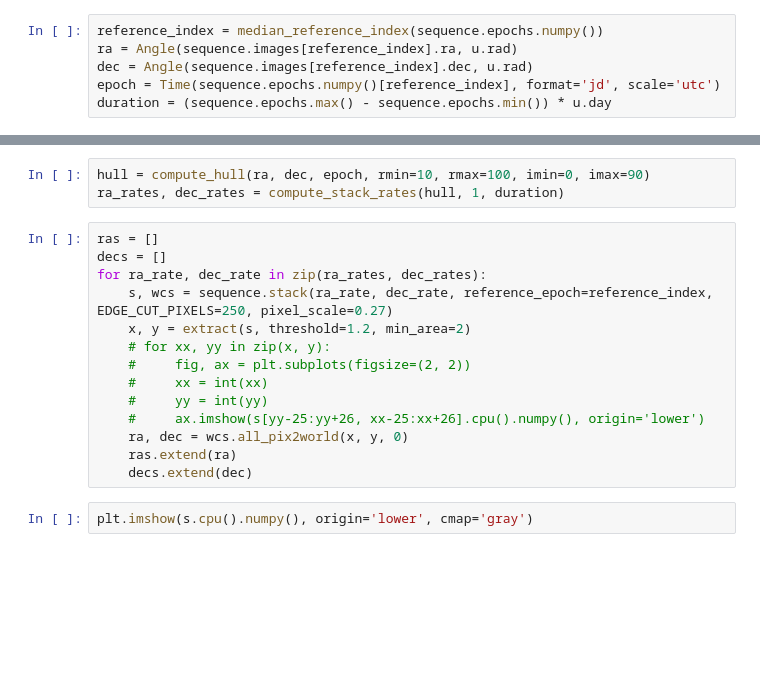
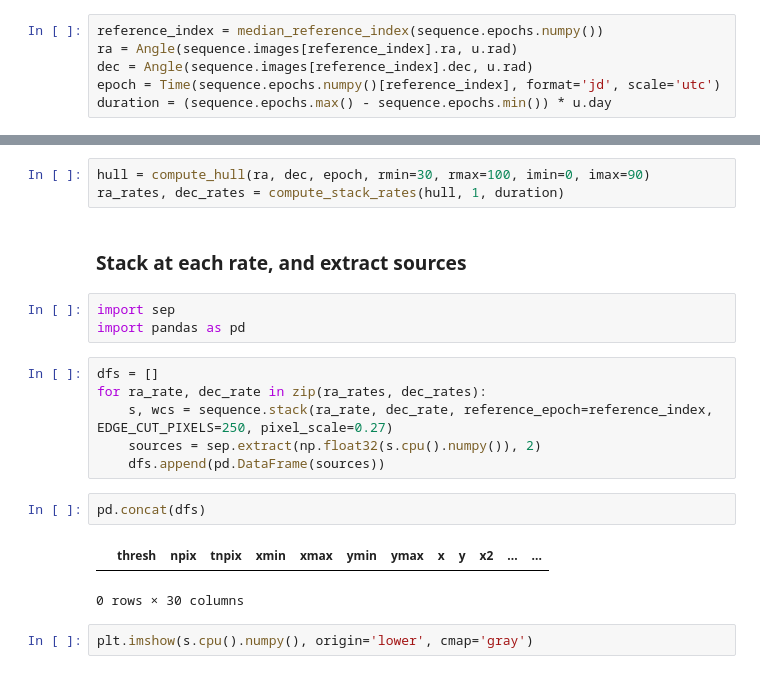
Before and after one commit to kjnapier/heliostack, a Jupyter notebook: notebooks/stack.ipynb, the cells around one changed output, grey strips where cells are left out. Cells and saved outputs as stored; diff of their text form; blank space fills up the shorter version.

```diff
--- a/notebooks/stack.ipynb
+++ b/notebooks/stack.ipynb
@@ -103,20 +67,22 @@ duration = (sequence.epochs.max() - sequence.epochs.min()) * u.day
 # %%
-hull = compute_hull(ra, dec, epoch, rmin=10, rmax=100, imin=0, imax=90)
+hull = compute_hull(ra, dec, epoch, rmin=30, rmax=100, imin=0, imax=90)
 ra_rates, dec_rates = compute_stack_rates(hull, 1, duration)
-# %%
-ras = []
-decs = []
-for ra_rate, dec_rate in zip(ra_rates, dec_rates):
-    s, wcs = sequence.stack(ra_rate, dec_rate, reference_epoch=reference_index, EDGE_CUT_PIXELS=250, pixel_scale=0.27)
-    x, y = extract(s, threshold=1.2, min_area=2)
-    # for xx, yy in zip(x, y):
-    #     fig, ax = plt.subplots(figsize=(2, 2))
-    #     xx = int(xx)
-    #     yy = int(yy)
-    #     ax.imshow(s[yy-25:yy+26, xx-25:xx+26].cpu().numpy(), origin='lower')
-    ra, dec = wcs.all_pix2world(x, y, 0)
-    ras.extend(ra)
-    decs.extend(dec)
+# %% [markdown]
+### Stack at each rate, and extract sources
+# %%
+import sep
+import pandas as pd
+# %%
+dfs = []
+for ra_rate, dec_rate in zip(ra_rates, dec_rates):
+    s, wcs = sequence.stack(ra_rate, dec_rate, reference_epoch=reference_index, EDGE_CUT_PIXELS=250, pixel_scale=0.27)
+    sources = sep.extract(np.float32(s.cpu().numpy()), 2)
+    dfs.append(pd.DataFrame(sources))
+# %%
+pd.concat(dfs)
+# %% [output]
+|  | thresh | npix | tnpix | xmin | xmax | ymin | ymax | x | y | x2 | ... | ... |
+0 rows × 30 columns
 # %%
 plt.imshow(s.cpu().numpy(), origin='lower', cmap='gray')
 # %% [output]
```
Also changed, not shown: parts of 9 cells of this notebook, 1 other file.
